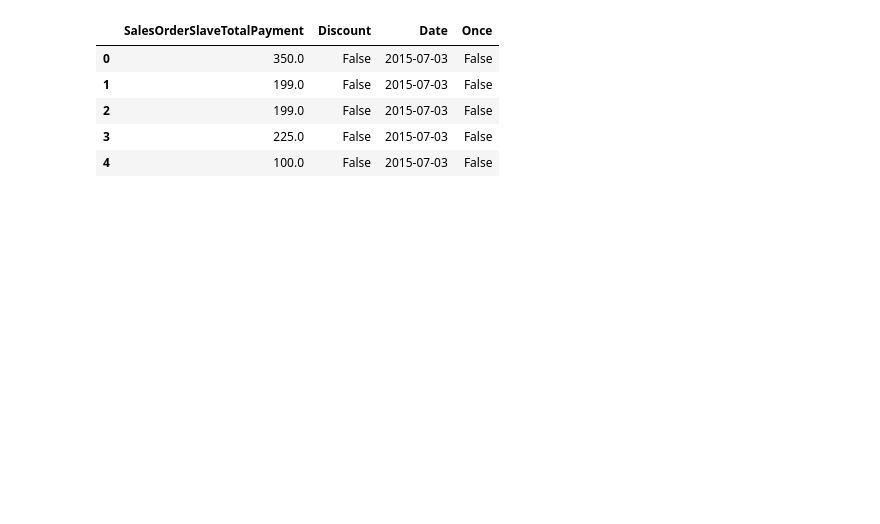
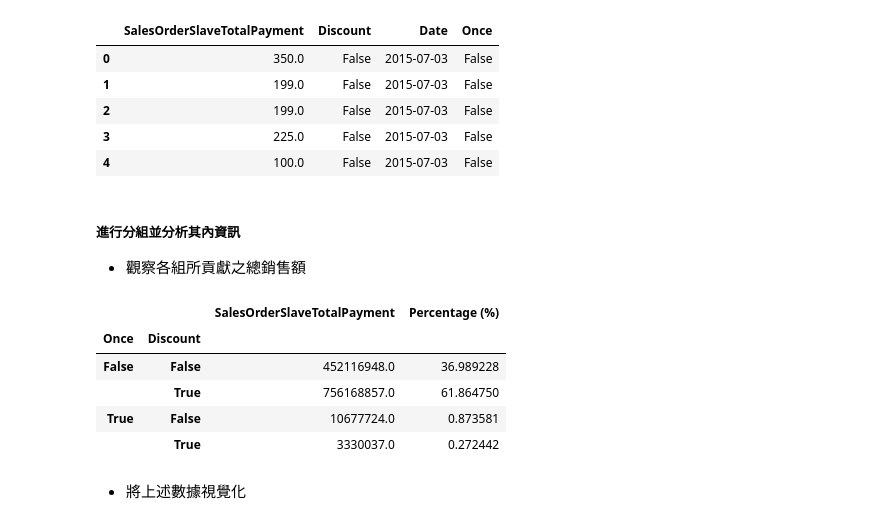
Before and after one commit to snowflakedong/107-1_Python_Project, a Jupyter notebook: Week_3/Homework.ipynb, the cells around one changed output. Cells and saved outputs as stored; diff of their text form; code cells hidden in the pictures; blank space fills up the shorter version.

```diff
--- a/Week_3/Homework.ipynb
+++ b/Week_3/Homework.ipynb
@@ -74,4 +99,20 @@ data.head()
 | 2 | 199.0 | False | 2015-07-03 | False |
 | 3 | 225.0 | False | 2015-07-03 | False |
 | 4 | 100.0 | False | 2015-07-03 | False |
+# %% [markdown]
+##### 進行分組並分析其內資訊
+* 觀察各組所貢獻之總銷售額
+# %%
+statistic = pd.DataFrame(data.groupby(['Once', 'Discount'])['SalesOrderSlaveTotalPayment'].sum())
+statistic['Percentage (%)'] = statistic.SalesOrderSlaveTotalPayment/statistic.SalesOrderSlaveTotalPayment.sum()*100
+statistic
+# %% [output]
+|  |  | SalesOrderSlaveTotalPayment | Percentage (%) |
+| Once | Discount |  |  |
+| False | False | 452116948.0 | 36.989228 |
+|  | True | 756168857.0 | 61.864750 |
+| True | False | 10677724.0 | 0.873581 |
+|  | True | 3330037.0 | 0.272442 |
+# %% [markdown]
+* 將上述數據視覺化
 # %%
```
Also changed, not shown: parts of 13 cells of this notebook.
